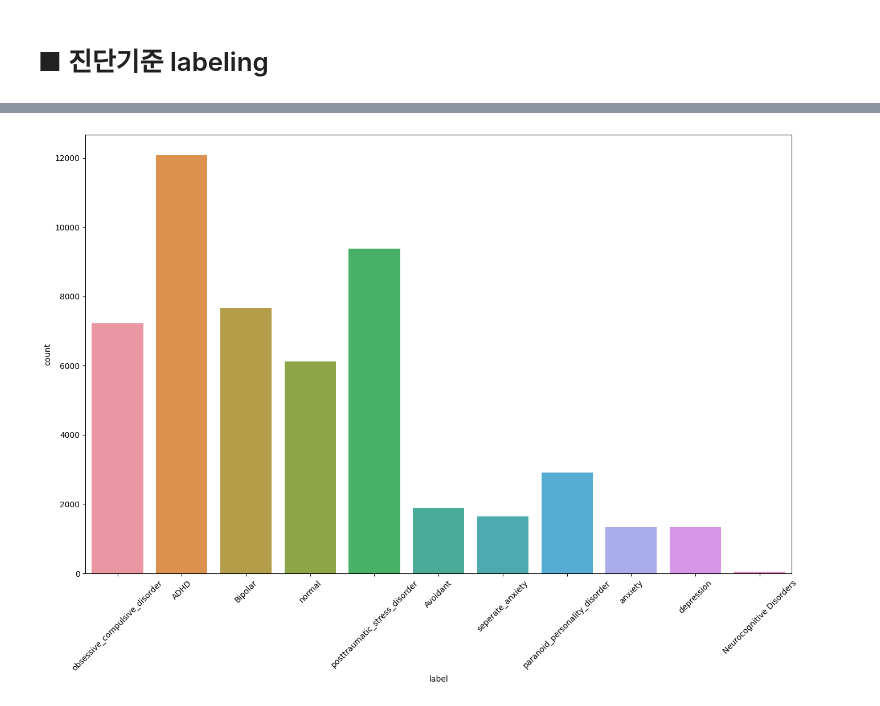
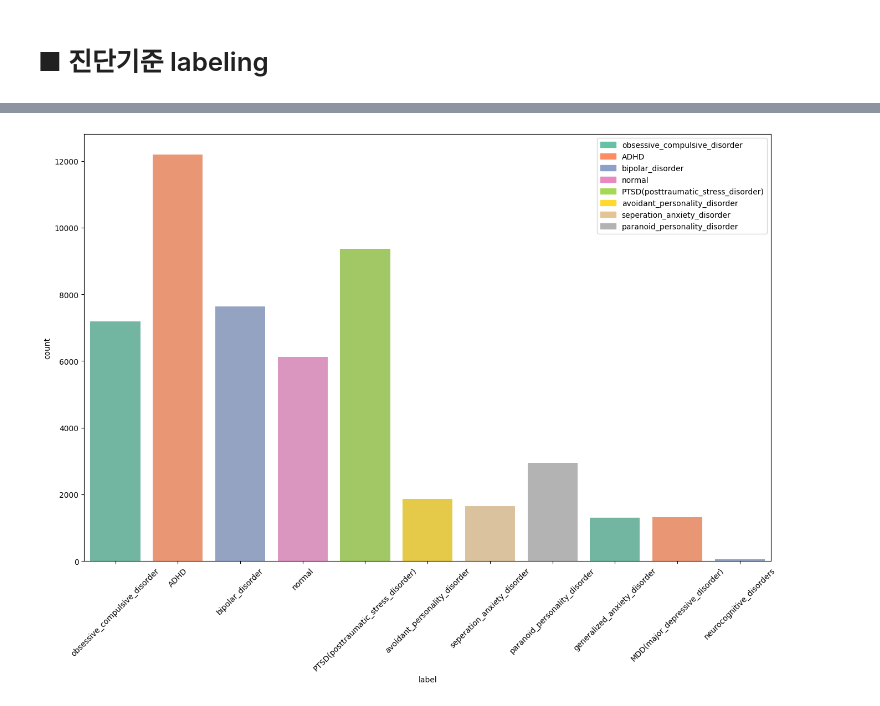
Before and after one commit to K-Saaan/elderly_disorder, a Jupyter notebook: preprocess/labeling_process.ipynb, the cells around one changed output, grey strips where cells are left out. Cells and saved outputs as stored; diff of their text form; code cells hidden in the pictures.

```diff
--- a/preprocess/labeling_process.ipynb
+++ b/preprocess/labeling_process.ipynb
@@ -49,7 +49,7 @@ mental_disorder = {
         '강박 증상은 물질의 생리적 효과나 다른 의학적 상태로 인한 것이 아닙니다',
         '장애가 다른 정신 장애의 증상으로 더 잘 설명되지 않습니다'
     ],
-    'posttraumatic_stress_disorder': [
+    'PTSD(posttraumatic_stress_disorder)': [
         '실제 또는 위협적인 죽음, 심각한 상해, 또는 성폭력에 노출되는 것으로, 다음 중 하나(또는 그 이상)의 방식으로 발생합니다: 직접 경험, 다른 사람에게 발생한 사건을 직접 목격, 친한 가족 구성원 또는 친한 친구에게 발생한 외상 사건을 알게 됨, 외상 사건의 불쾌한 세부 사항에 반복적으로 또는 극단적으로 노출됨.',
         '외상 사건과 관련된 하나(또는 그 이상)의 침입 증상이 외상 사건 발생 후 나타남.',
         '외상 사건과 관련된 자극에 대한 지속적인 회피.',
@@ -125,7 +125,7 @@ mental_disorder = {
                 '질문이 완료되기 전에 종종 대답을 내뱉음 (사람들의 말을 끝맺어 주거나, 대화에서 차례를 기다리지 못함)',
                 '자신의 차례를 기다리는 데 종종 어려움을 겪음 (줄을 서서 기다릴 때)',
                 '종종 다른 사람들을 방해하거나 그들의 활동에 끼어듦 (대화, 게임, 또는 활동에 무단으로 참여; 다른 사람의 물건을 묻지 않고 사용하기 시작함; 청소년 및 성인의 경우, 다른 사람이 하는 일에 무단으로 참여하거나 이를 점유함)'],
-    'Bipolar' : ['비정상적이고 지속적으로 의기양양하거나 과민한 기분과 비정상적으로 지속적인 목표 지향적 활동 또는 에너지가 지속',
+    'bipolar_disorder' : ['비정상적이고 지속적으로 의기양양하거나 과민한 기분과 비정상적으로 지속적인 목표 지향적 활동 또는 에너지가 지속',
                 '부풀려진 자존감이나 과대망상',
                 '수면 욕구 감소',
                 '평소보다 말이 많아지거나 계속 말해야 한다는 압박감',
@@ -141,7 +141,7 @@ mental_disorder = {
                 '산만함 (즉, 중요하지 않거나 관련 없는 외부 자극에 쉽게 주의가 산만해짐), 보고되거나 관찰됨',
                 '목표 지향적 활동 증가 (사회적으로, 일 또는 학교에서, 또는 성적으로) 또는 심리운동성 흥분 (즉, 목표가 없는 비목표 지향적 활동)'
                 '고통스러운 결과를 초래할 높은 가능성이 있는 활동에 과도하게 관여 (제약 없는 쇼핑, 성적 부주의, 어리석은 사업 투자)'],
-    'Avoidant' : ['사회적 억제, 부적절하다는 느낌, 부정적인 평가에 대한 과민증의 광범위한 패턴',
+    'avoidant_personality_disorder' : ['사회적 억제, 부적절하다는 느낌, 부정적인 평가에 대한 과민증의 광범위한 패턴',
                 '비판, 반대, 거절에 대한 두려움 때문에 대인 접촉이 많이 필요한 직업 활동을 피함',
                 '자신이 좋아한다는 확신이 없으면 사람들과 어울리기를 꺼림',
                 '수치심이나 조롱을 당할 것이라는 두려움 때문에 친밀한 관계에서 자제력을 보임',
@@ -157,7 +157,7 @@ mental_disorder = {
                 '열등감 때문에 새로운 대인 관계 상황에서 억제됨',
                 '자신을 사회적으로 서투르다고, 개인적으로 매력 없다고, 또는 다른 사람보다 열등하다고 봄',
                 '개인적인 위험을 감수하거나 새로운 활동에 참여하는 것을 유난히 꺼림, 왜냐하면 그것들이 당혹스러워질 수 있기 때문임'],
-    'depression' : ['(슬프다, 공허하다, 절망적이라고 느낀다) (눈물을 흘리는 것처럼 보임)에서 알 수 있듯이 하루 대부분, 거의 매일 우울한 기분입니다,',
+    'MDD(major_depressive_disorder)' : ['(슬프다, 공허하다, 절망적이라고 느낀다) (눈물을 흘리는 것처럼 보임)에서 알 수 있듯이 하루 대부분, 거의 매일 우울한 기분입니다,',
                     '거의 매일, 하루 종일 모든 또는 거의 모든 활동에 대한 관심이나 즐거움이 현저하게 감소합니다',
                     '다이어트를 하지 않는 동안 상당한 체중 감소 또는 체중 증가(한 달에 체중의 5% 이상의 변화) 또는 거의 매일 식욕이 감소 또는 증가합니다,',
                     '불면증이나 과다수면증은 거의 매일 발생합니다',
@@ -179,7 +179,7 @@ mental_disorder = {
                     '죽음에 대한 반복적인 생각, 구체적인 계획 없이 반복되는 자살 생각, 자살 시도 또는 자살을 위한 구체적인 계획',
                     '사회적, 직업적 또는 기타 중요한 기능 영역에서 임상적으로 심각한 고통이나 손상을 유발합니다',
                     '심각한 손실(사별, 재정적 파탄, 자연 재해로 인한 손실, 심각한 질병 또는 장애)에 대한 반응에는 극심한 슬픔, 손실에 대한 반추, 불면증, 식욕 부진 및 체중 감소가 포함될 수 있습니다'],
-    'anxiety' : ['걱정을 통제하는 것이 어렵다',
+    'generalized_anxiety_disorder' : ['걱정을 통제하는 것이 어렵다',
                 '안절부절 못하거나 긴장되거나 불안한 느낌',
                 '쉽게 피로해진다',
                 '집중하기가 어렵거나 마음이 멍해집니다',
@@ -196,7 +196,7 @@ mental_disorder = {
                 '근육 긴장',
                 '수면 장애(잠들거나 유지하기 어렵거나 불안하고 불만족스러운 수면)',
                 '불안, 걱정 또는 신체적 증상은 사회적, 직업적 또는 기타 중요한 기능 영역에서 임상적으로 심각한 고통이나 손상을 유발합니다'],
-    'seperate_anxiety' : ['집이나 주요 애착 대상과의 분리를 예상하거나 경험할 때 반복적으로 과도한 고통을 겪습니다',
+    'seperation_anxiety_disorder' : ['집이나 주요 애착 대상과의 분리를 예상하거나 경험할 때 반복적으로 과도한 고통을 겪습니다',
                         '주요 애착대상을 잃거나 질병, 부상, 재난, 사망 등 그들에게 해를 끼칠 수 있다는 것에 대한 지속적이고 과도한 걱정',
                         '주요 애착 대상과의 분리를 초래하는 예상치 못한 사건(길을 잃거나, 납치당하거나, 사고를 당하거나, 질병에 걸리거나)을 겪는 것에 대한 지속적이고 과도한 걱정',
                         '별거에 대한 두려움 때문에 외출, 집을 떠나, 학교, 직장 또는 다른 곳으로 나가는 것을 지속적으로 꺼리거나 거부합니다',
@@ -217,6 +217,6 @@ mental_disorder = {
                         '이별을 주제로 악몽을 반복적으로 꾼다',
                         '주요 애착 대상과의 분리가 발생하거나 예상될 때 신체적 증상(두통, 복통, 메스꺼움, 구토)을 반복적으로 호소합니다',
                         '정신병적 장애의 분리에 관한 망상 또는 환각; 광장 공포증으로 인해 신뢰할 수 있는 동반자 없이는 밖에 나가기를 거부합니다'],
-    'Neurocognitive Disorders' : ['치매', '알츠하이머', '섬망']
+    'neurocognitive_disorders' : ['치매', '알츠하이머', '섬망']
 }
 # %% [output]
@@ -421,6 +430,7 @@ time: 372 µs (started: 2024-04-18 19:34:13 +09:00)
 '''사전 훈련된 모델 로드'''
 import re
 import os
+import scipy
 from gensim.models import Word2Vec, KeyedVectors
 from gensim.models.fasttext import load_facebook_vectors
 from kiwipiepy import Kiwi
@@ -435,7 +445,7 @@ os.environ["CUDA_VISIBLE_DEVICES"] = "0"
 # word_vectors = Word2Vec(token_arr, vector_size=100, window=5, min_count=1, sg=0).wv
 
 # 사전 훈련된 모델 파일 경로
-model_path = 'cc.ko.300.bin'
+model_path = '../단어사전/cc.ko.300.bin'
 word_vectors = load_facebook_vectors(model_path)
 
 print()
@@ -452,7 +462,7 @@ def is_hanja(word):
     hanja_range = re.compile(r'[\u4e00-\u9fff]+')
     return hanja_range.search(word) is not None
 
-def augment_dictionary_with_similar_words(model, word_dictionary, top_n=3, similarity_threshold=0.7):
+def augment_dictionary_with_similar_words(model, word_dictionary, remove_tokens, top_n=3, similarity_threshold=0.7, max_word_length=10):
     augmented_dictionary = {}
     new_tokens_added = {}
     token_similar_words_added = {}  # 어떤 토큰에서 어떤 유사한 단어들이 추가되었는지 기록
@@ -470,7 +480,8 @@ def augment_dictionary_with_similar_words(model, word_dictionary, top_n=3, simil
                 similar_words_added = []
 
                 for word, similarity in similar_words:
-                    if similarity >= similarity_threshold and not is_hanja(word):
+                    # 유사도가 임계값 이상, 한자가 아니며, 길이 제한, 제거할 토큰에 없고, 원본 토큰이 안들어가는('대부분'->'대부분의') 경우
+                    if similarity >= similarity_threshold and not is_hanja(word) and len(word) <= max_word_length and token not in word and word not in remove_tokens:
                         analyzed = kiwi.analyze(word)[0][0]  # 첫 번째 분석 결과
                         word_tags = [morph.tag for morph in analyzed]  # 형태소 태그 추출
 
@@ -493,7 +504,15 @@ def augment_dictionary_with_similar_words(model, word_dictionary, top_n=3, simil
     return augmented_dictionary, new_tokens_added, token_similar_words_added
 
 ############## 파라미터 수정
-augmented_filtered_token_disorder, new_tokens_added, token_similar_words_added = augment_dictionary_with_similar_words(word_vectors, filtered_token_disorder, top_n=5, similarity_threshold=0.65)
+remove_tokens_augmentation = [
+    '댁크레이', '정치', '경제', '증가', '증대', '보기한국', '상실증', '터틀도브', '북경', '입구4', '글인신', '우며', '키요스', '타대생과의', '8억인과의', '제안', '번역', '내부', '분실방지기', '극락같은', '최부잣집', '왕벌의', '핀님의', '무호흡증은', '천만한', '장결핵', '혈관염', '혈관부종', '균혈증', '감각저하', '찬성', '이틀', '신문문서', '혈변', '흉통', '토혈', '혈뇨', 'O마담의', '오마담의', '객혈'
+]
+augmented_filtered_token_disorder, new_tokens_added, token_similar_words_added = augment_dictionary_with_similar_words(word_vectors,
+                                                                                                                       filtered_token_disorder,
+                                                                                                                       remove_tokens_augmentation,
+                                                                                                                       top_n=5,
+                                                                                                                       similarity_threshold=0.65,
+                                                                                                                       max_word_length=10)
 
 # 어떤 토큰에서 어떤 유사한 단어들이 추가되었는지 출력
 for disorder, tokens_info in token_similar_words_added.items():
@@ -598,7 +631,14 @@ time: 4.53 ms (started: 2024-04-18 19:55:17 +09:00)
 # %%
 plt.figure(figsize=(16, 10))
-sns.countplot(x='label', data=train)
+sns.countplot(x='label', data=train, palette='Set2', hue='label')
+
+# 범례를 추가하기 위한 패치 생성
+from matplotlib.patches import Patch
+legend_patches = [Patch(color=color, label=label) for label, color in zip(train['label'].unique(), sns.color_palette('Set2'))]
+
+# 범례를 추가
+plt.legend(handles=legend_patches)
 plt.xticks(rotation=45)
 plt.show()
 # %% [output]
-[figure, old version]
+[figure, new version]
```
Also changed, not shown: parts of 25 cells of this notebook.
